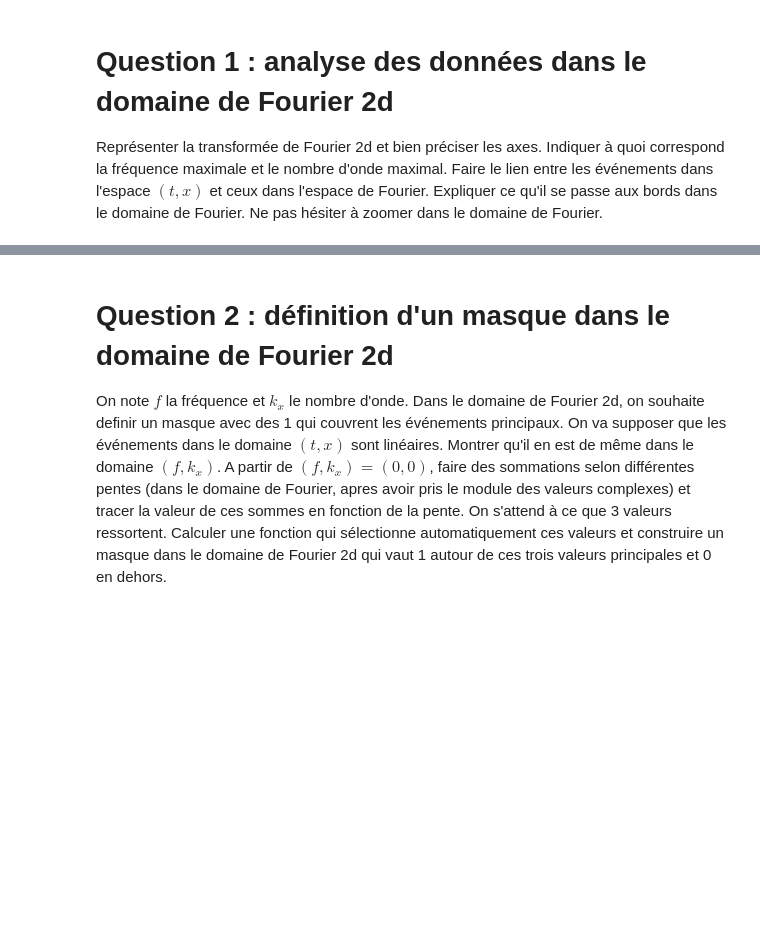
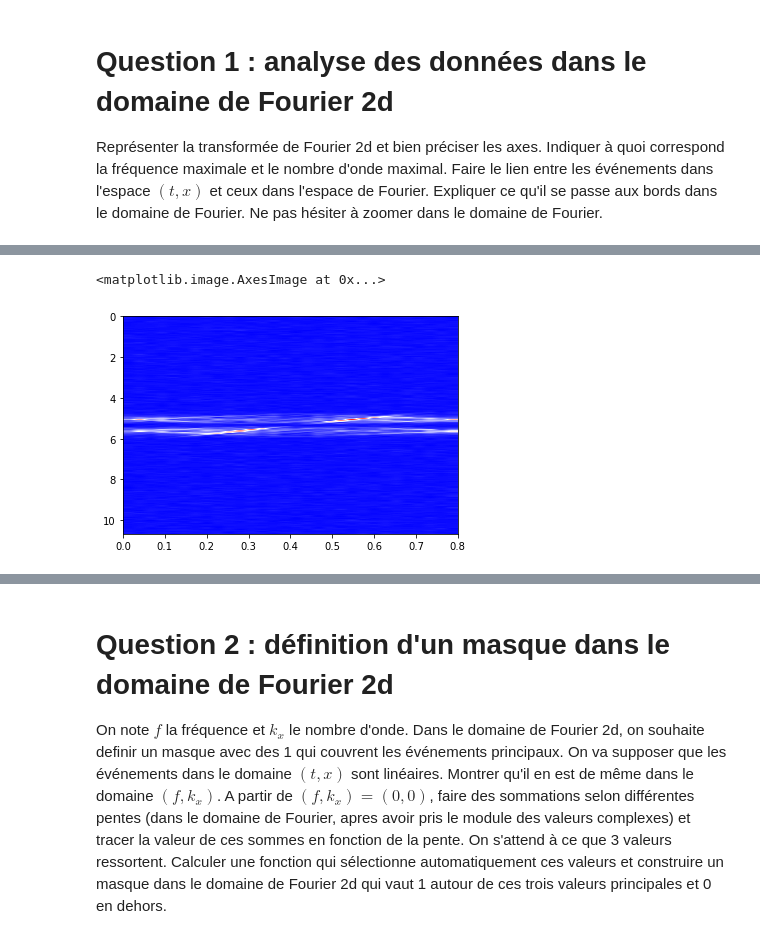
Before and after one commit to LouisJustinTALLOT/projet-traitement_du_signal-bellon-tallot, a Jupyter notebook: projet-traitement_du_signal_LJ.ipynb, the cells around one changed output, grey strips where cells are left out. Cells and saved outputs as stored; diff of their text form; code cells hidden in the pictures; blank space fills up the shorter version.

```diff
--- a/projet-traitement_du_signal_LJ.ipynb
+++ b/projet-traitement_du_signal_LJ.ipynb
@@ -72,7 +75,7 @@ plt.set_cmap('bwr')
 Représenter la transformée de Fourier 2d et bien préciser les axes. Indiquer à quoi correspond la fréquence maximale et le nombre d'onde maximal. Faire le lien entre les événements dans l'espace $(t,x)$ et ceux dans l'espace de Fourier. Expliquer ce qu'il se passe aux bords dans le domaine de Fourier. Ne pas hésiter à zoomer dans le domaine de Fourier.
 # %%
 # plt.figure()
-data_2D_fft = np.fft.fft2(gpanel)
+data_2D_fft = np.fft.fftshift(np.fft.fft2(gpanel))
 data_fft2D_orig = np.copy(data_2D_fft)
 print(data_2D_fft.shape)
 
@@ -89,6 +100,9 @@ print(1/dt)
 # %%
 plt.figure()
-plt.imshow(np.real(data_2D_fft),extent=[np.abs(freq_axis_0)[0],np.abs(freq_axis_0)[-1],np.abs(freq_axis_1)[-1],np.abs(freq_axis_1)[0]], aspect = 'auto')
+plt.imshow(np.abs(data_2D_fft),extent=[np.abs(freq_axis_0)[0],np.abs(freq_axis_0)[-1],np.abs(freq_axis_1)[-1],np.abs(freq_axis_1)[0]], aspect = 'auto')
+# %% [output]
+<matplotlib.image.AxesImage at 0x...>
+[figure, added]
 # %%
 plt.figure()
 plt.contour(freq_axis_1,freq_axis_0,np.imag(data_2D_fft))
```
Also changed, not shown: parts of 18 cells of this notebook.
